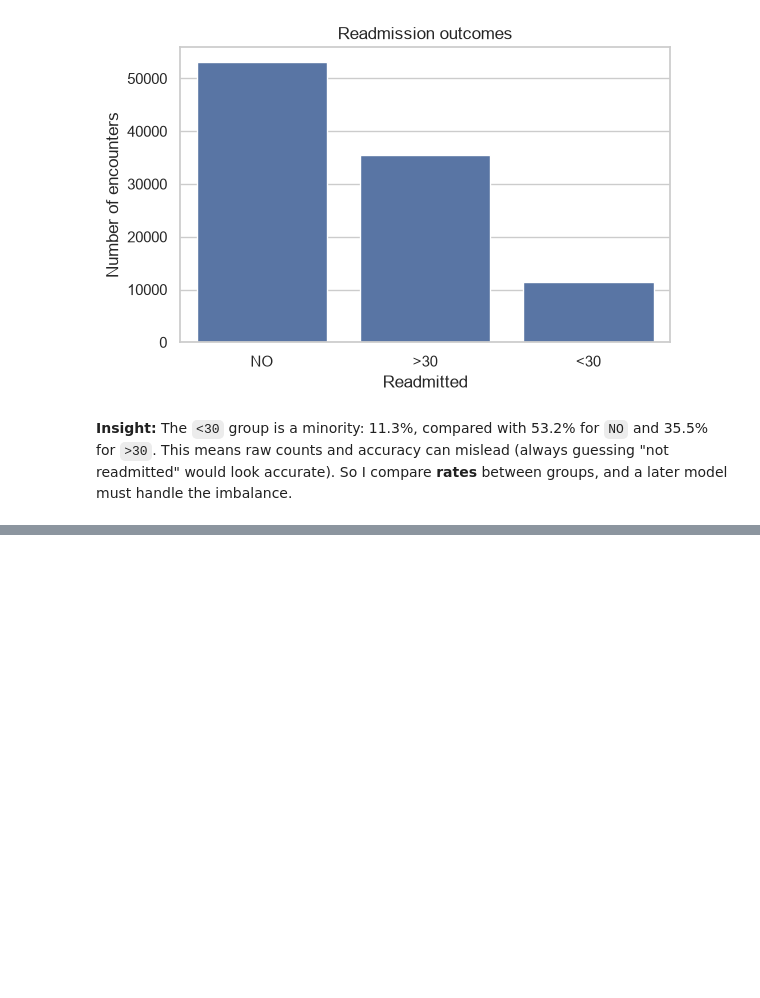
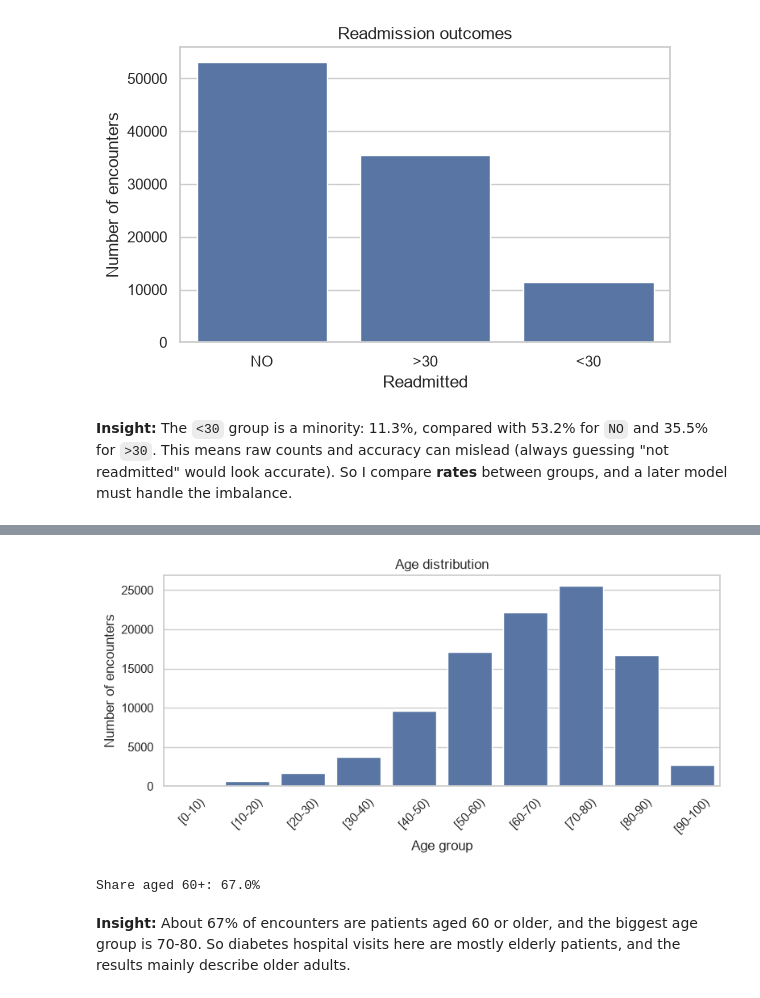
Before and after one commit to ANu-771/ITS-2122-Python-for-Data-Science-AI-Group-Project, a Jupyter notebook: notebooks/03_exploratory_data_analysis_part_01.ipynb, the cells around one changed output, grey strips where cells are left out. Saved outputs shown, nothing was run; the diff lists cells and outputs as text; code cells hidden in the pictures; blank space fills up the shorter version.

```diff
--- a/notebooks/03_exploratory_data_analysis_part_01.ipynb
+++ b/notebooks/03_exploratory_data_analysis_part_01.ipynb
@@ -96,0 +103,21 @@ Name: proportion, dtype: float64
+# %%
+# Age groups in order: [0-10) ... [90-100)
+age_order = sorted(df['age'].unique())
+
+plt.figure(figsize=(8,4))
+sns.countplot(data=df, x='age', order=age_order)
+plt.title('Age distribution')
+plt.xlabel('Age group')
+plt.ylabel('Number of encounters')
+plt.xticks(rotation=45)
+plt.tight_layout()
+plt.show()
+
+# Share of patients aged 60 or older
+elderly = ['[60-70)', '[70-80)', '[80-90)', '[90-100)']
+print(f"Share aged 60+: {df['age'].isin(elderly).mean():.1%}")
+# %% [output]
+[figure, added]
+Share aged 60+: 67.0%
+# %% [markdown]
+**Insight:** About 67% of encounters are patients aged 60 or older, and the biggest age group is 70-80. So diabetes hospital visits here are mostly elderly patients, and the results mainly describe older adults.
```
Also changed, not shown: parts of 1 cell of this notebook.
